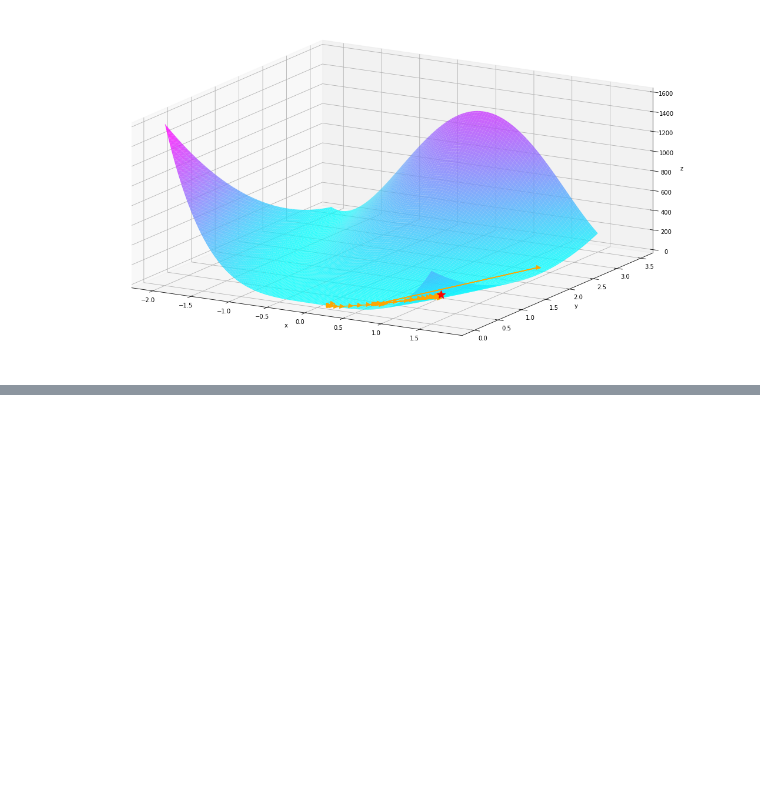
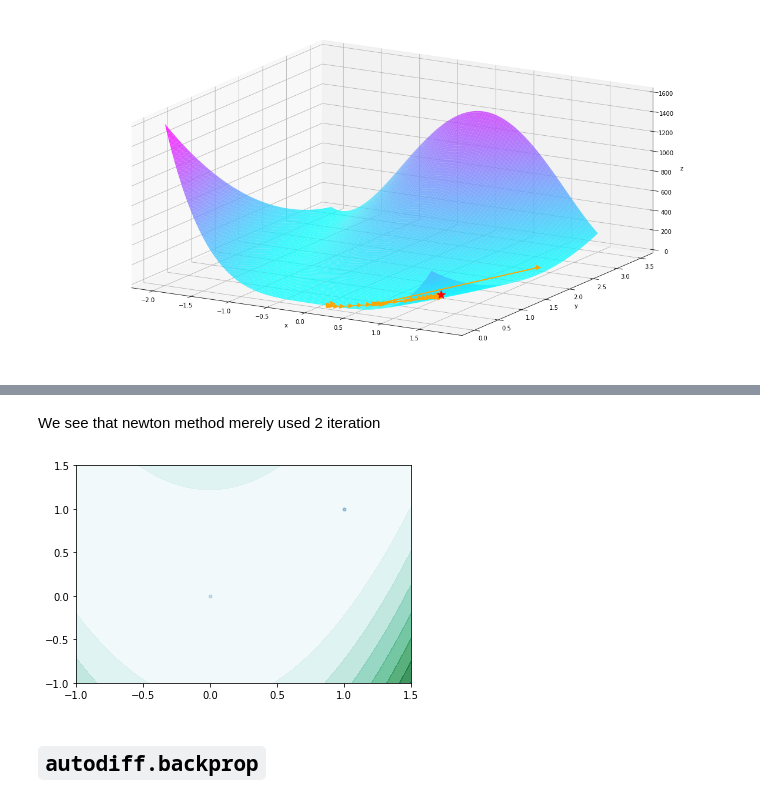
Before and after one commit to D-F-Y-S/cs207-FinalProject, a Jupyter notebook: docs/source/Libraries Demo.ipynb, the cells around one changed output, grey strips where cells are left out. Cells and saved outputs as stored; diff of their text form; code cells hidden in the pictures; blank space fills up the shorter version.

```diff
--- a/docs/source/Libraries Demo.ipynb
+++ b/docs/source/Libraries Demo.ipynb
@@ -262,0 +331,8 @@ plt_surf(uu, vv, values, (us, vs, zs), show_dest=True, show_traj=True)
+# %% [markdown]
+We see that newton method merely used 2 iteration
+# %%
+plot_contour(f,init_val_dict,x,y,plot_range=[-1,1.5],method = "newton")
+# %% [output]
+[figure, added]
+# %% [markdown]
+## `autodiff.backprop`
```
Also changed, not shown: parts of 20 cells of this notebook, 4 other files.
